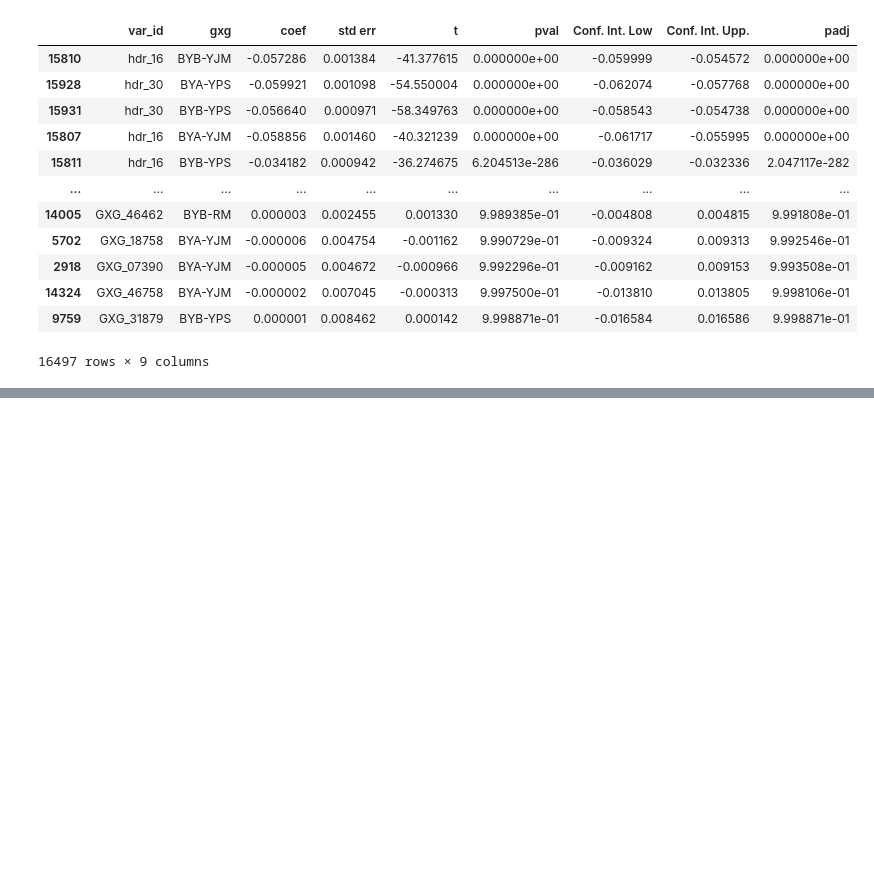
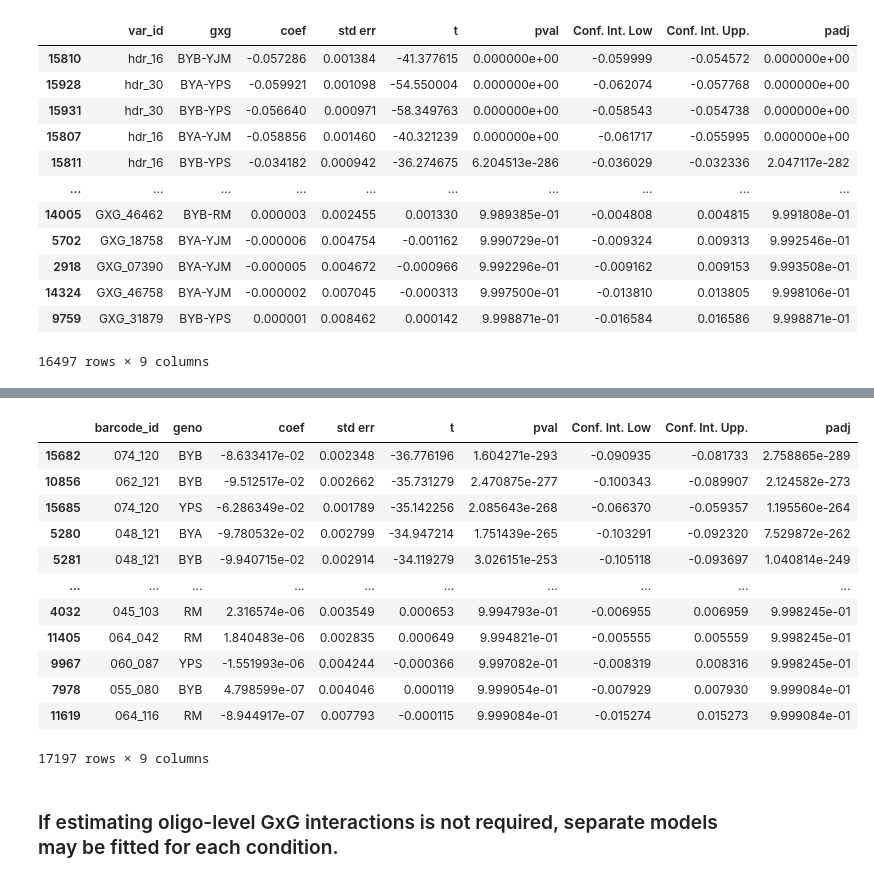
Before and after one commit to roy-ang/crispey3-epistasis, a Jupyter notebook: notebooks/analysis/crispey3-measure-fitness.ipynb, the cells around one changed output, grey strips where cells are left out. Saved outputs shown, nothing was run; the diff lists cells and outputs as text; code cells hidden in the pictures; blank space fills up the shorter version.

```diff
--- a/notebooks/analysis/crispey3-measure-fitness.ipynb
+++ b/notebooks/analysis/crispey3-measure-fitness.ipynb
@@ -516,0 +721,48 @@ gxg_df.to_csv(gxg_interactions_file, sep='\t', header=True)
+# %%
+oligo_fitness_file = output_dir+"gxg_5comp_aug2021_oligoFitness_WLSupdated.txt"
+# %%
+# prepare input data
+d = deseq_results_df.copy()
+d.loc[d['barcode_id'].isin(neutral_barcodes_df.index), 'barcode_id'] = '000_000' # sets neutral barcodes as reference
+
+# fit WLS
+formula = 'log2FoldChange ~ C(barcode_id) + C(geno) + C(barcode_id):C(geno)' # includes interaction term with condition of interest
+
+wls_res = wls(formula, data=d, weights=d['weight']).fit()
+# display(wls_res.summary())
+
+# write WLS model summary table to file
+file = open("./models/gxg_5comp_WLSupdated_summary_oligo.txt", "w")
+file.write(wls_res.summary().as_csv())
+file.close()
+# %%
+# calculate oligo fitness
+oligo_dict = dict(d.query('barcode_id!="000_000"').groupby('barcode_id').apply(lambda x: list(x.geno.unique())) )
+oligo_fitness_df = pd.concat([calc_var_fitness(oligo, wls_res, geno_list) for oligo, geno_list in oligo_dict.items()], join='inner', axis=0)
+
+# adjust formatting
+oligo_fitness_df.index = pd.MultiIndex.from_tuples(oligo_fitness_df.index.str.split(',').tolist(), names=['barcode_id', 'geno'])
+oligo_fitness_df = oligo_fitness_df.reset_index()
+# calc padj
+oligo_fitness_df = oligo_fitness_df.rename(columns={'P>|t|': 'pval'})
+oligo_fitness_df['padj'] = multipletests(oligo_fitness_df['pval'], alpha=0.05, method='fdr_bh')[1]
+display(oligo_fitness_df.sort_values('padj'))
+
+# write to file
+oligo_fitness_df.to_csv(oligo_fitness_file, sep='\t', header=True)
+# %% [output]
+|  | barcode_id | geno | coef | std err | t | pval | Conf. Int. Low | Conf. Int. Upp. | padj |
+| 15682 | 074_120 | BYB | -8.633417e-02 | 0.002348 | -36.776196 | 1.604271e-293 | -0.090935 | -0.081733 | 2.758865e-289 |
+| 10856 | 062_121 | BYB | -9.512517e-02 | 0.002662 | -35.731279 | 2.470875e-277 | -0.100343 | -0.089907 | 2.124582e-273 |
+| 15685 | 074_120 | YPS | -6.286349e-02 | 0.001789 | -35.142256 | 2.085643e-268 | -0.066370 | -0.059357 | 1.195560e-264 |
+| 5280 | 048_121 | BYA | -9.780532e-02 | 0.002799 | -34.947214 | 1.751439e-265 | -0.103291 | -0.092320 | 7.529872e-262 |
+| 5281 | 048_121 | BYB | -9.940715e-02 | 0.002914 | -34.119279 | 3.026151e-253 | -0.105118 | -0.093697 | 1.040814e-249 |
+| ... | ... | ... | ... | ... | ... | ... | ... | ... | ... |
+| 4032 | 045_103 | RM | 2.316574e-06 | 0.003549 | 0.000653 | 9.994793e-01 | -0.006955 | 0.006959 | 9.998245e-01 |
+| 11405 | 064_042 | RM | 1.840483e-06 | 0.002835 | 0.000649 | 9.994821e-01 | -0.005555 | 0.005559 | 9.998245e-01 |
+| 9967 | 060_087 | YPS | -1.551993e-06 | 0.004244 | -0.000366 | 9.997082e-01 | -0.008319 | 0.008316 | 9.998245e-01 |
+| 7978 | 055_080 | BYB | 4.798599e-07 | 0.004046 | 0.000119 | 9.999054e-01 | -0.007929 | 0.007930 | 9.999084e-01 |
+| 11619 | 064_116 | RM | -8.944917e-07 | 0.007793 | -0.000115 | 9.999084e-01 | -0.015274 | 0.015273 | 9.999084e-01 |
+17197 rows × 9 columns
+# %% [markdown]
+### If estimating oligo-level GxG interactions is not required, separate models may be fitted for each condition.
```
Also changed, not shown: parts of 18 cells of this notebook.
